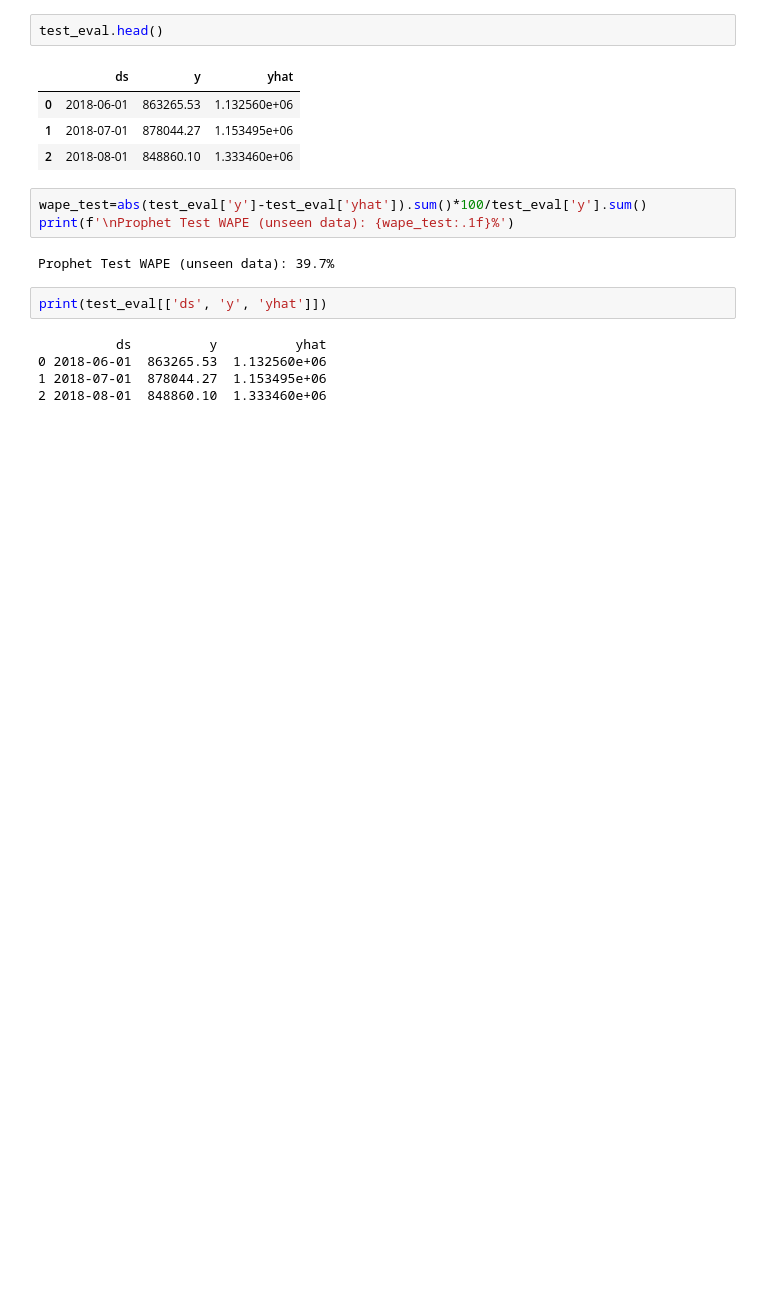
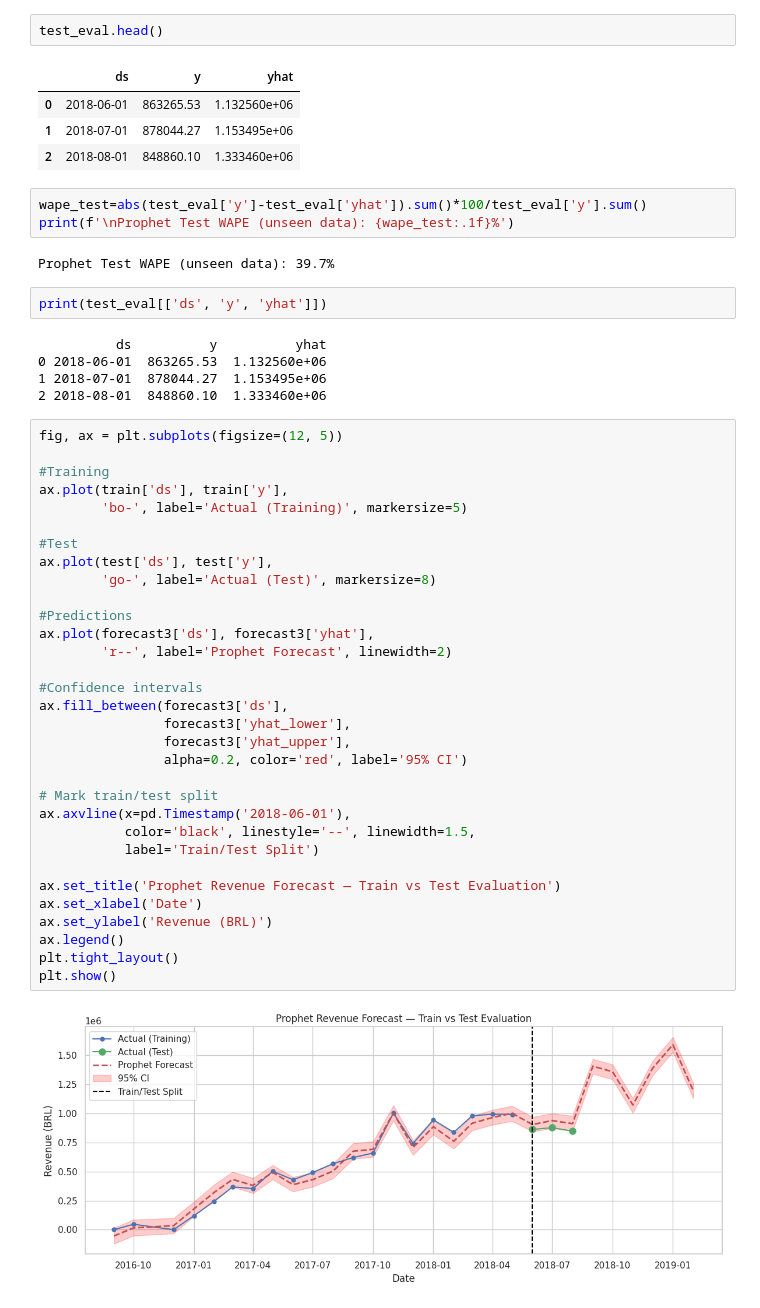
Before and after one commit to SaiShashankG/Olist_Brazilian, a Jupyter notebook: visualization.ipynb, the cells around one changed output. Drawn from its saved outputs; the diff is of its cells as text; blank space fills up the shorter version.

```diff
--- a/visualization.ipynb
+++ b/visualization.ipynb
@@ -663,3 +661,37 @@ print(test_eval[['ds', 'y', 'yhat']])
 0 2018-06-01  863265.53  1.132560e+06
 1 2018-07-01  878044.27  1.153495e+06
 2 2018-08-01  848860.10  1.333460e+06
+# %%
+fig, ax = plt.subplots(figsize=(12, 5))
+
+#Training
+ax.plot(train['ds'], train['y'],
+        'bo-', label='Actual (Training)', markersize=5)
+
+#Test
+ax.plot(test['ds'], test['y'],
+        'go-', label='Actual (Test)', markersize=8)
+
+#Predictions
+ax.plot(forecast3['ds'], forecast3['yhat'],
+        'r--', label='Prophet Forecast', linewidth=2)
+
+#Confidence intervals
+ax.fill_between(forecast3['ds'],
+                forecast3['yhat_lower'],
+                forecast3['yhat_upper'],
+                alpha=0.2, color='red', label='95% CI')
+
+# Mark train/test split
+ax.axvline(x=pd.Timestamp('2018-06-01'),
+           color='black', linestyle='--', linewidth=1.5,
+           label='Train/Test Split')
+
+ax.set_title('Prophet Revenue Forecast — Train vs Test Evaluation')
+ax.set_xlabel('Date')
+ax.set_ylabel('Revenue (BRL)')
+ax.legend()
+plt.tight_layout()
+plt.show()
+# %% [output]
+[figure, added]
```
Also changed, not shown: parts of 46 cells of this notebook, 1 other file.
